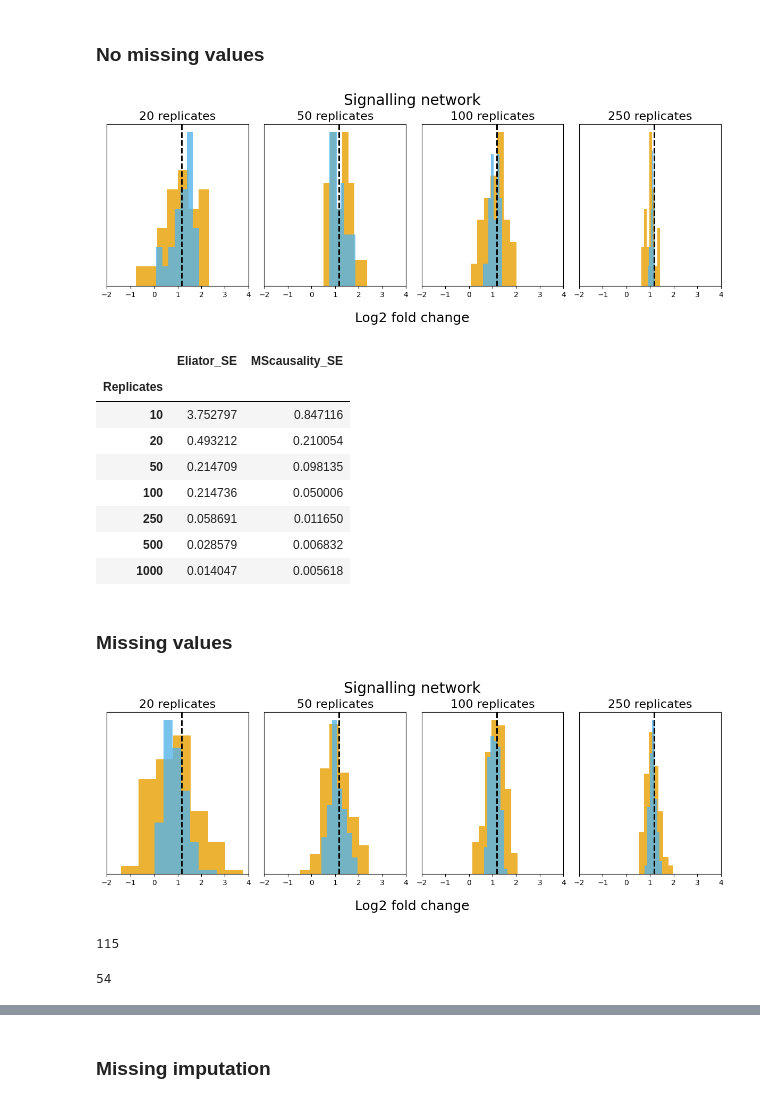
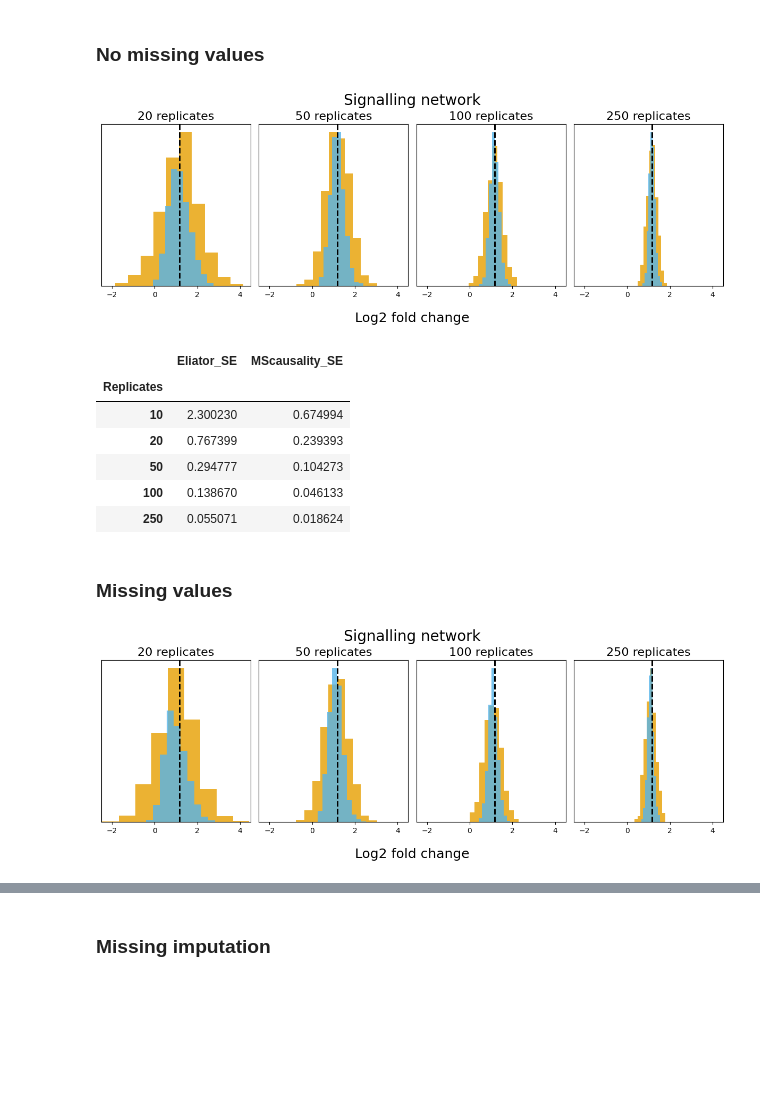
Before and after one commit to devonjkohler/Causomic, a Jupyter notebook: vignettes/methods_paper/Supplementary_analysis.ipynb, the cells around one changed output, grey strips where cells are left out. Cells and saved outputs as stored; diff of their text form; code cells hidden in the pictures; blank space fills up the shorter version.

Commit message:
priors bench

```diff
--- a/vignettes/methods_paper/Supplementary_analysis.ipynb
+++ b/vignettes/methods_paper/Supplementary_analysis.ipynb
@@ -171,41 +155,41 @@ plt.setp(ax, xlim=(-1,3), yticks=[])
 # %% [markdown]
 ### No missing values
 # %%
-with open(f'data/signaling_network/igf_network_results.pkl', 'rb') as f:
+with open(f'data/signaling_network/combined_results.pkl', 'rb') as f:
     priors = pickle.load(f)
 
 fig, ax = plt.subplots(1,4,figsize=(12,4.5))
 
 for i in range(4):
 
     key = [20, 50, 100, 250][i]
 
     data = priors[priors["Replicates"] == key].reset_index(drop=True)
     # uni_data = uniform_priors[uniform_priors["Replicates"] == key].reset_index(drop=True)
     # inf_data = informed_priors[informed_priors["Replicates"] == key].reset_index(drop=True)
 
     ax[i].axvline(data.loc[0, "Ground_truth"],
                      color="black", linestyle="dashed", lw=2)
     ax[i].hist(data["Eliator"], alpha=.8,
-                  bins=7, color="#E69F00", label="Frequentist")
+                  bins=10, color="#E69F00", label="Frequentist")
     ax[i].set_title(f"{key} replicates", size=16)
     # ax[0].set_ylabel("Frequentist", size=18)
 
     ax[i].axvline(data.loc[0, "Ground_truth"],
                      color="black", linestyle="dashed", lw=2)
     ax[i].hist(data["MScausality"], alpha=.8,
-                  bins=7, color="#56B4E9", label="Bayesian")
+                  bins=10, color="#56B4E9", label="Bayesian")
     # ax[1].set_ylabel("Bayesian", size=18)
     # if i == 3:
     #     ax[i].legend()
 
-plt.setp(ax, xlim=(-2, 4), yticks=[])
+plt.setp(ax, xlim=(-2.5, 4.5), yticks=[])
 fig.suptitle("Signalling network", size=20)
 fig.supxlabel('Log2 fold change', size=18)
 fig.tight_layout()
 fig.subplots_adjust(top=0.85)
 # %% [output]
-[figure, old version]
+[figure, new version]
 # %%
 priors.loc[:, "Eliator_SE"] = (priors.loc[:, "Eliator"] - \
                                    priors.loc[:, "Ground_truth"])**2
@@ -215,22 +199,16 @@ priors.groupby(["Replicates"])[["Eliator_SE", "MScausality_SE"]].mean()
 # %% [output]
 |  | Eliator_SE | MScausality_SE |
 | Replicates |  |  |
-| 10 | 3.752797 | 0.847116 |
-| 20 | 0.493212 | 0.210054 |
-| 50 | 0.214709 | 0.098135 |
-| 100 | 0.214736 | 0.050006 |
-| 250 | 0.058691 | 0.011650 |
-| 500 | 0.028579 | 0.006832 |
-| 1000 | 0.014047 | 0.005618 |
+| 10 | 2.300230 | 0.674994 |
+| 20 | 0.767399 | 0.239393 |
+| 50 | 0.294777 | 0.104273 |
+| 100 | 0.138670 | 0.046133 |
+| 250 | 0.055071 | 0.018624 |
 # %% [markdown]
 ### Missing values
 # %%
-with open(f'data/signaling_network/igf_results_with_missing_subset.pkl', 'rb') as f:
-    priors1 = pickle.load(f)
-with open(f'data/signaling_network/igf_results_with_missing.pkl', 'rb') as f:
-    priors2 = pickle.load(f)
-
-priors = pd.concat([priors1, priors2], ignore_index=True)
+with open(f'data/signaling_network/combined_results_missing.pkl', 'rb') as f:
+    priors = pickle.load(f)
 
 fig, ax = plt.subplots(1,4,figsize=(12,4.5))
 
@@ -245,30 +223,22 @@ for i in range(4):
     ax[i].axvline(data.loc[0, "Ground_truth"],
                      color="black", linestyle="dashed", lw=2)
     ax[i].hist(data["Eliator"], alpha=.8,
-                  bins=7, color="#E69F00", label="Frequentist")
+                  bins=10, color="#E69F00", label="Frequentist")
     ax[i].set_title(f"{key} replicates", size=16)
     # ax[0].set_ylabel("Frequentist", size=18)
 
     ax[i].axvline(data.loc[0, "Ground_truth"],
                      color="black", linestyle="dashed", lw=2)
     ax[i].hist(data["MScausality"], alpha=.8,
-                  bins=7, color="#56B4E9", label="Bayesian")
+                  bins=10, color="#56B4E9", label="Bayesian")
     # ax[1].set_ylabel("Bayesian", size=18)
     # if i == 3:
     #     ax[i].legend()
 
-plt.setp(ax, xlim=(-2, 4), yticks=[])
+plt.setp(ax, xlim=(-2.5, 4.5), yticks=[])
 fig.suptitle("Signalling network", size=20)
 fig.supxlabel('Log2 fold change', size=18)
 fig.tight_layout()
 fig.subplots_adjust(top=0.85)
 # %% [output]
-[figure, old version]
+[figure, new version]
-# %%
-len(priors[(priors["Replicates"] == 50)])
-# %% [output]
-115
-# %%
-284-(115*2)
-# %% [output]
-54
```
Also changed, not shown: parts of 7 cells of this notebook, 5 other files.
